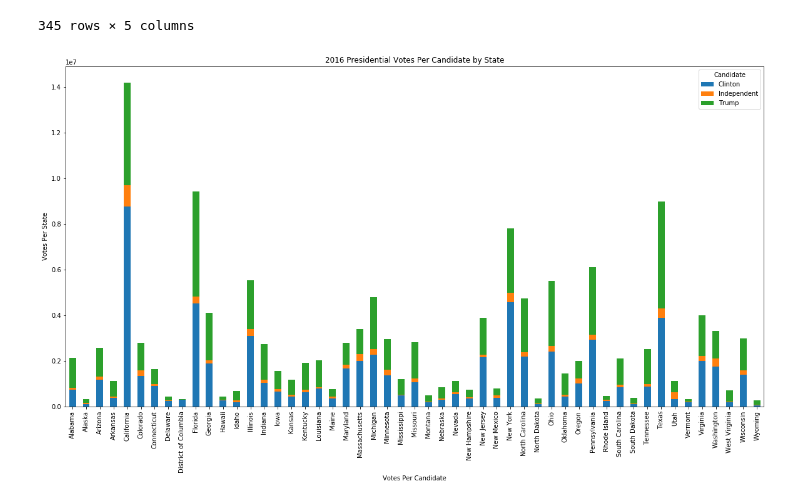
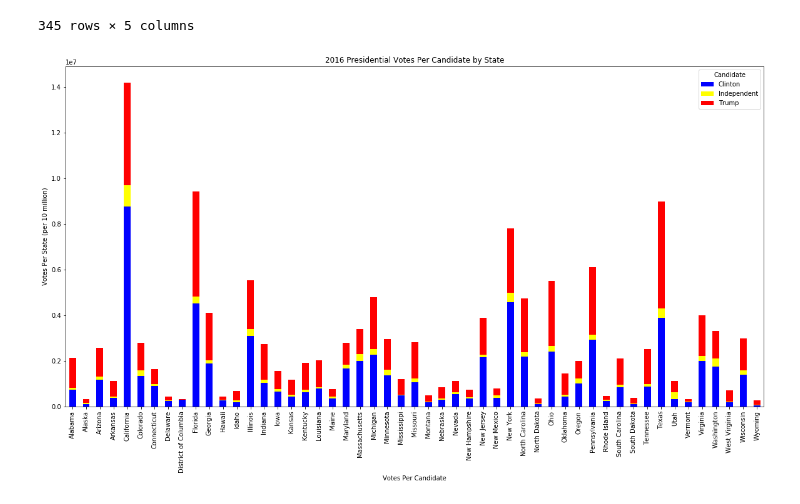
Before and after one commit to N-Prentko/project_one, a Jupyter notebook: Megan/Presidential Votes 2016.ipynb, the cells around one changed output. Cells and saved outputs as stored; diff of their text form; code cells hidden in the pictures.

```diff
--- a/Megan/Presidential Votes 2016.ipynb
+++ b/Megan/Presidential Votes 2016.ipynb
@@ -82,11 +82,11 @@ See the caveats in the documentation: https://pandas.pydata.org/pandas-docs/stab
 345 rows × 5 columns
 # %%
 new_df = data.groupby(['state','Candidate'])['candidatevotes'].sum().unstack()
-fig = new_df.plot(kind='bar', stacked=True, figsize=(20,10))
+fig = new_df.plot(kind='bar', stacked=True, figsize=(20,10), color=['blue', 'yellow', 'red'])
 plt.title('2016 Presidential Votes Per Candidate by State')
 plt.xlabel('Votes Per Candidate')
-plt.ylabel('Votes Per State')
+plt.ylabel('Votes Per State (per 10 million)')
 plt.savefig('plot.png')
 ##plt.show()
 # %% [output]
-[figure, old version]
+[figure, new version]
```
Also changed, not shown: 2 other files.
